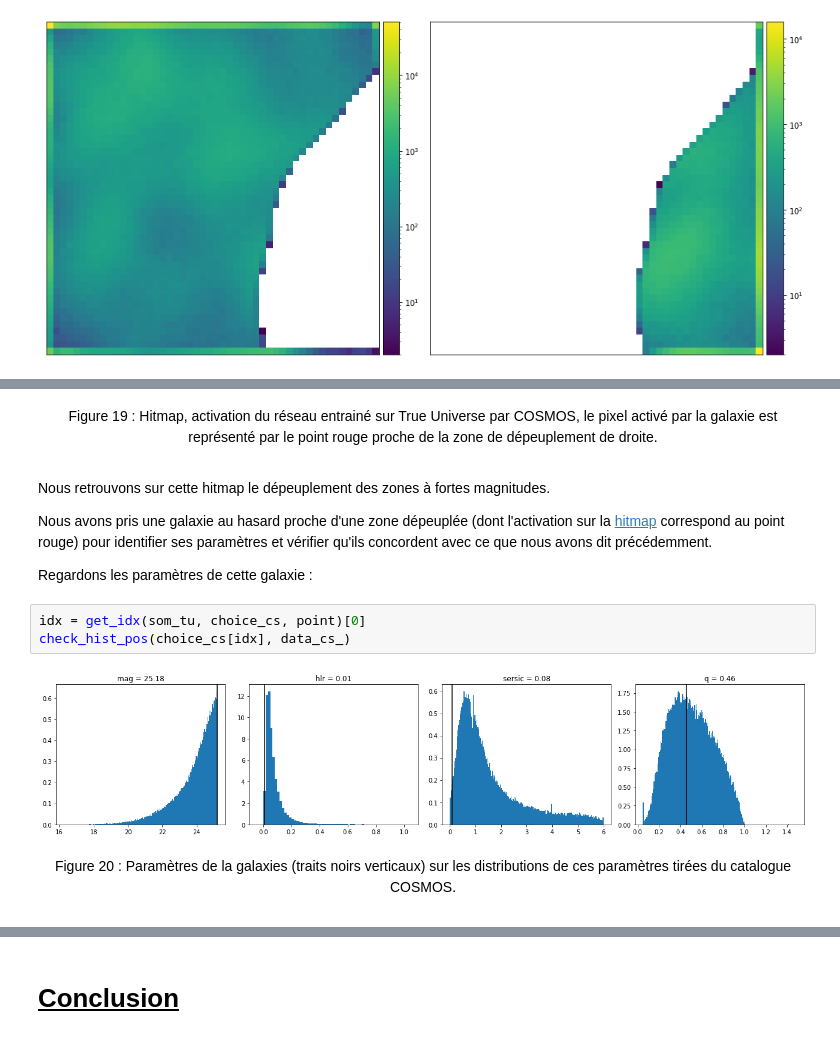
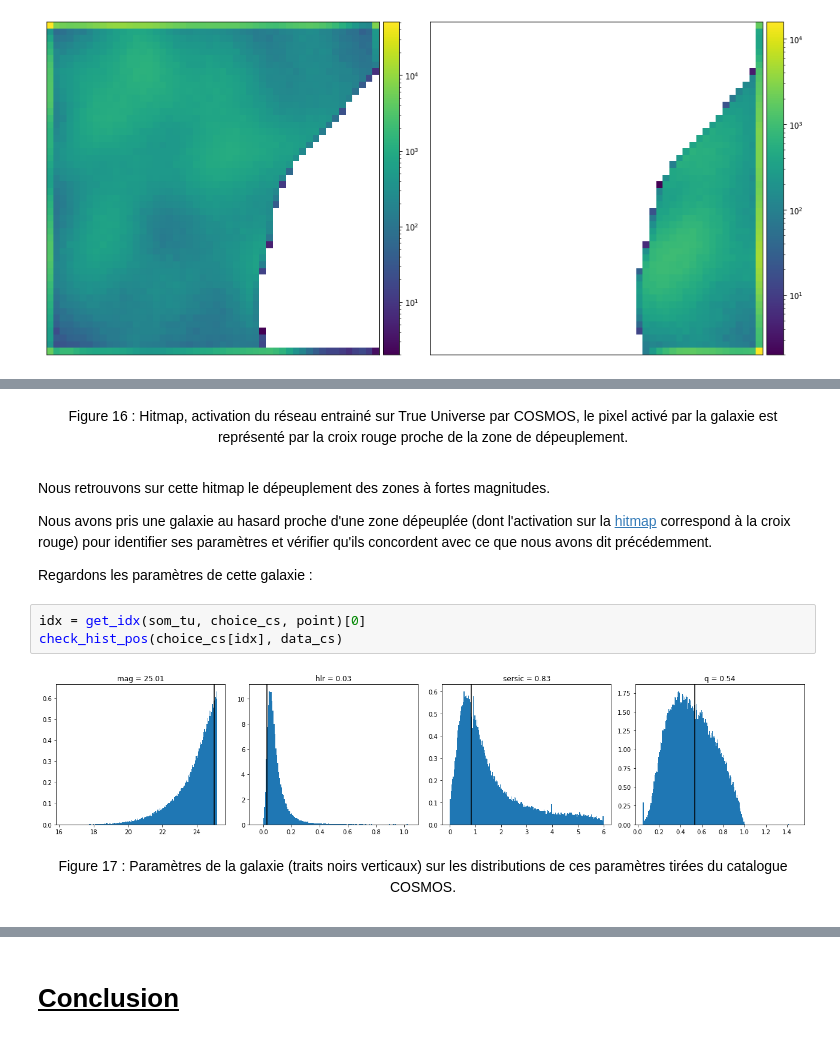
Before and after one commit to Oliv2398/SOMs-in-astrophysics, a Jupyter notebook: rapport_notebook.ipynb, the cells around one changed output, grey strips where cells are left out. Saved outputs shown, nothing was run; the diff lists cells and outputs as text.

```diff
--- a/rapport_notebook.ipynb
+++ b/rapport_notebook.ipynb
@@ -738,22 +736,22 @@ act_show(som_tu, point, choice_cs, figsize=(10,10), markersize=200)
 # %% [markdown]
 <center>
 
-Figure 19 : Hitmap, activation du réseau entrainé sur True Universe par COSMOS, le pixel activé par la galaxie est représenté par le point rouge proche de la zone de dépeuplement de droite.
+Figure 16 : Hitmap, activation du réseau entrainé sur True Universe par COSMOS, le pixel activé par la galaxie est représenté par la croix rouge proche de la zone de dépeuplement.
 </center>
 # %% [markdown]
 Nous retrouvons sur cette hitmap le dépeuplement des zones à fortes magnitudes.
 
-Nous avons pris une galaxie au hasard proche d'une zone dépeuplée (dont l'activation sur la [hitmap](#fig19) correspond au point rouge) pour identifier ses paramètres et vérifier qu'ils concordent avec ce que nous avons dit précédemment.
+Nous avons pris une galaxie au hasard proche d'une zone dépeuplée (dont l'activation sur la [hitmap](#fig16) correspond à la croix rouge) pour identifier ses paramètres et vérifier qu'ils concordent avec ce que nous avons dit précédemment.
 
 Regardons les paramètres de cette galaxie :
 # %%
 idx = get_idx(som_tu, choice_cs, point)[0]
-check_hist_pos(choice_cs[idx], data_cs_)
+check_hist_pos(choice_cs[idx], data_cs)
 # %% [output]
-[figure, old version]
+[figure, new version]
 # %% [markdown]
 <center>
 
-Figure 20 : Paramètres de la galaxies (traits noirs verticaux) sur les distributions de ces paramètres tirées du catalogue COSMOS.
+Figure 17 : Paramètres de la galaxie (traits noirs verticaux) sur les distributions de ces paramètres tirées du catalogue COSMOS.
 </center>
 # %% [markdown]
```
Also changed, not shown: parts of 48 cells of this notebook.
